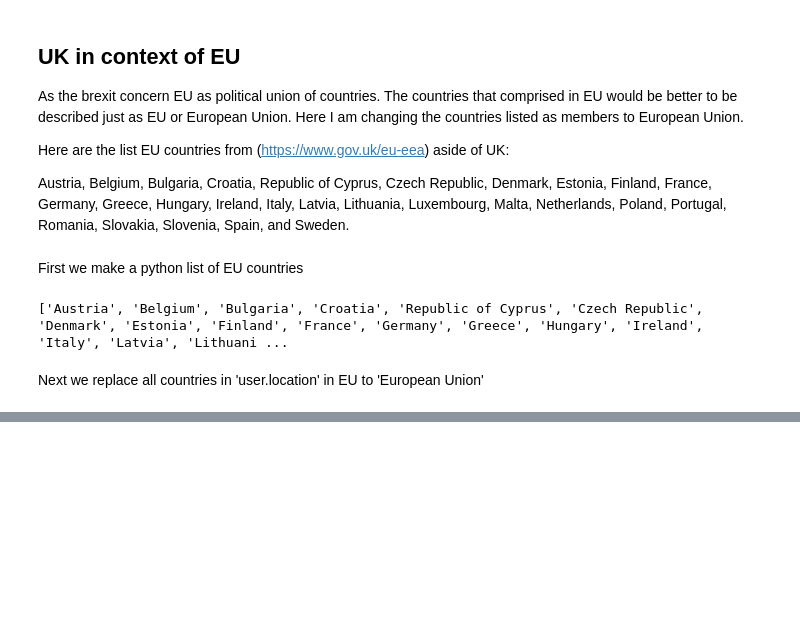
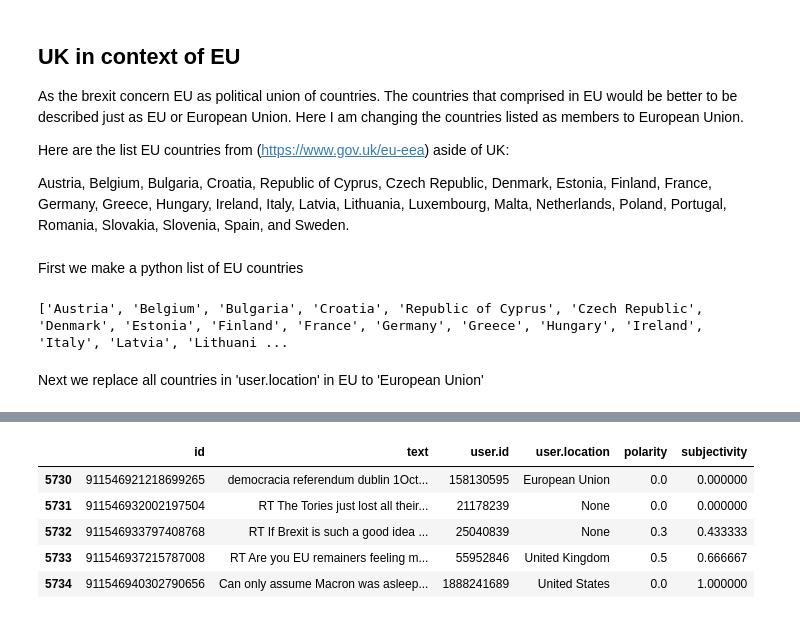
Before and after one commit to indralukmana/twitter-brexit, a Jupyter notebook: Indra/Brexit-Twitter-Indra_Lukmana.ipynb, the cells around one changed output, grey strips where cells are left out. Drawn from its saved outputs; the diff is of its cells as text; code cells hidden in the pictures; blank space fills up the shorter version.

```diff
--- a/Indra/Brexit-Twitter-Indra_Lukmana.ipynb
+++ b/Indra/Brexit-Twitter-Indra_Lukmana.ipynb
@@ -392,0 +479,9 @@ Before we analyze the tweets sentiment we need to clean the tweet texts from lin
+# %%
+df_tweets.tail()
+# %% [output]
+|  | id | text | user.id | user.location | polarity | subjectivity |
+| 5730 | 911546921218699265 | democracia referendum dublin 1Oct... | 158130595 | European Union | 0.0 | 0.000000 |
+| 5731 | 911546932002197504 | RT The Tories just lost all their... | 21178239 | None | 0.0 | 0.000000 |
+| 5732 | 911546933797408768 | RT If Brexit is such a good idea ... | 25040839 | None | 0.3 | 0.433333 |
+| 5733 | 911546937215787008 | RT Are you EU remainers feeling m... | 55952846 | United Kingdom | 0.5 | 0.666667 |
+| 5734 | 911546940302790656 | Can only assume Macron was asleep... | 1888241689 | United States | 0.0 | 1.000000 |
```
Also changed, not shown: parts of 24 cells of this notebook, 1 other file.
